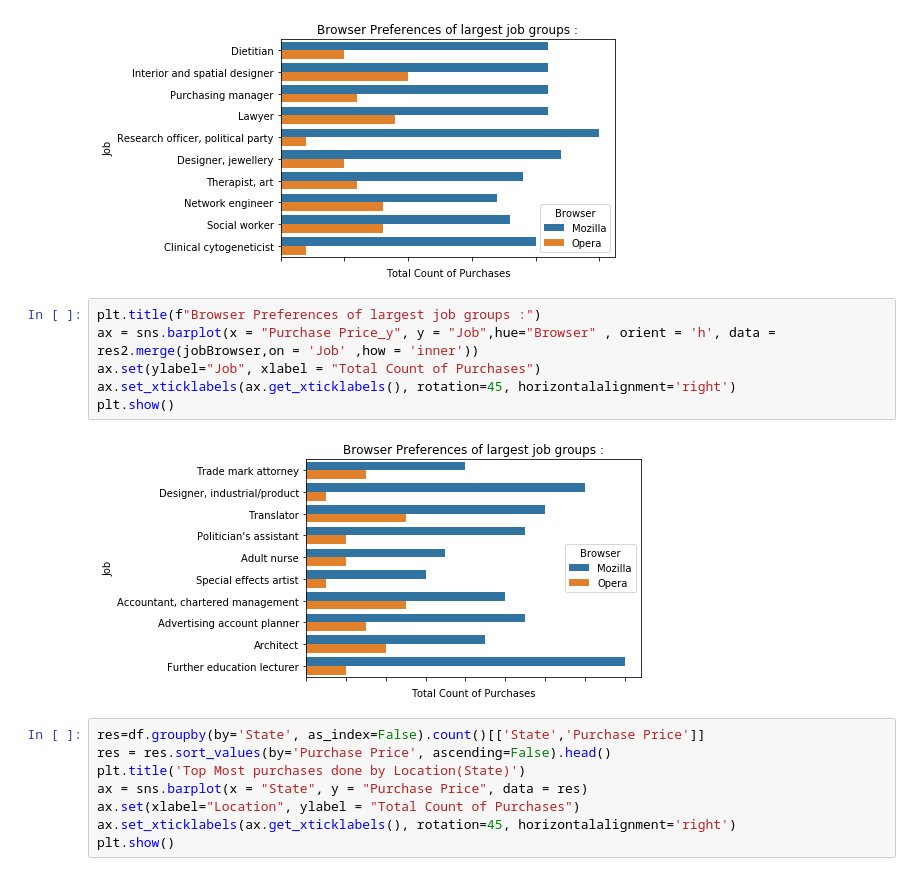
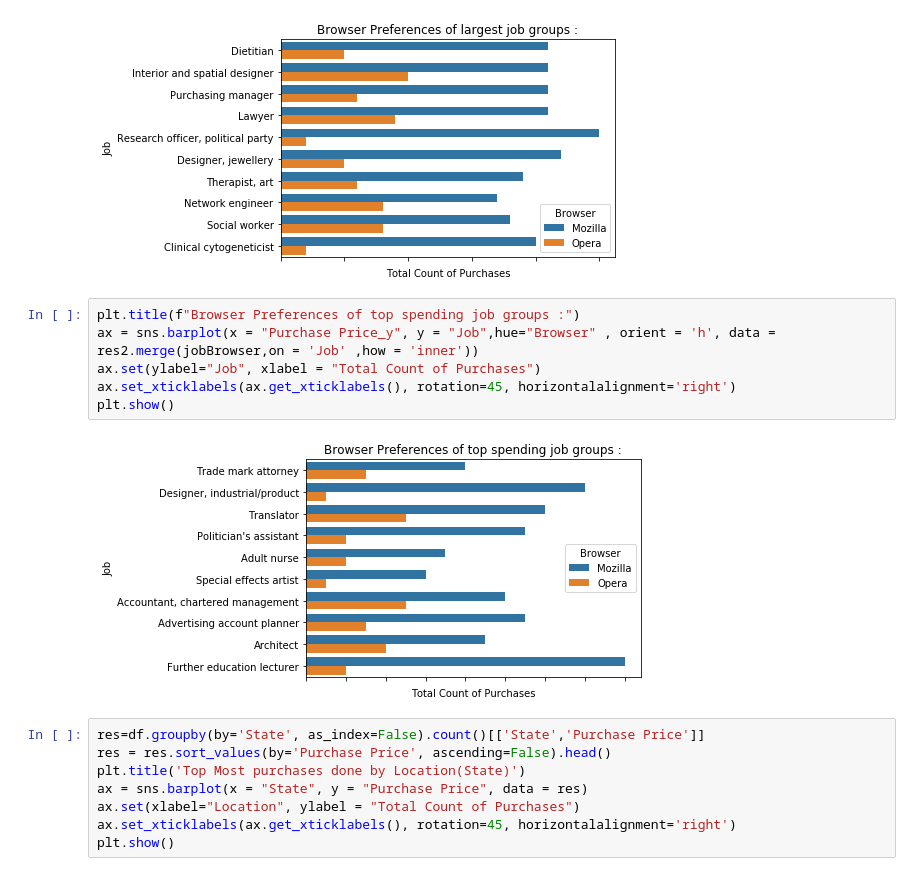
Before and after one commit to RajeshRamachander/ecom, a Jupyter notebook: ecom_eda.ipynb, the cells around one changed output. Drawn from its saved outputs; the diff is of its cells as text.

```diff
--- a/ecom_eda.ipynb
+++ b/ecom_eda.ipynb
@@ -530,13 +534,13 @@ plt.show()
 # %% [output]
 [figure]
 # %%
-plt.title(f"Browser Preferences of largest job groups :")
+plt.title(f"Browser Preferences of top spending job groups :")
 ax = sns.barplot(x = "Purchase Price_y", y = "Job",hue="Browser" , orient = 'h', data = res2.merge(jobBrowser,on = 'Job' ,how = 'inner'))
 ax.set(ylabel="Job", xlabel = "Total Count of Purchases")
 ax.set_xticklabels(ax.get_xticklabels(), rotation=45, horizontalalignment='right')
 plt.show()
 # %% [output]
-[figure, old version]
+[figure, new version]
 # %%
 res=df.groupby(by='State', as_index=False).count()[['State','Purchase Price']]
 res = res.sort_values(by='Purchase Price', ascending=False).head()
```
Also changed, not shown: parts of 6 cells of this notebook.
